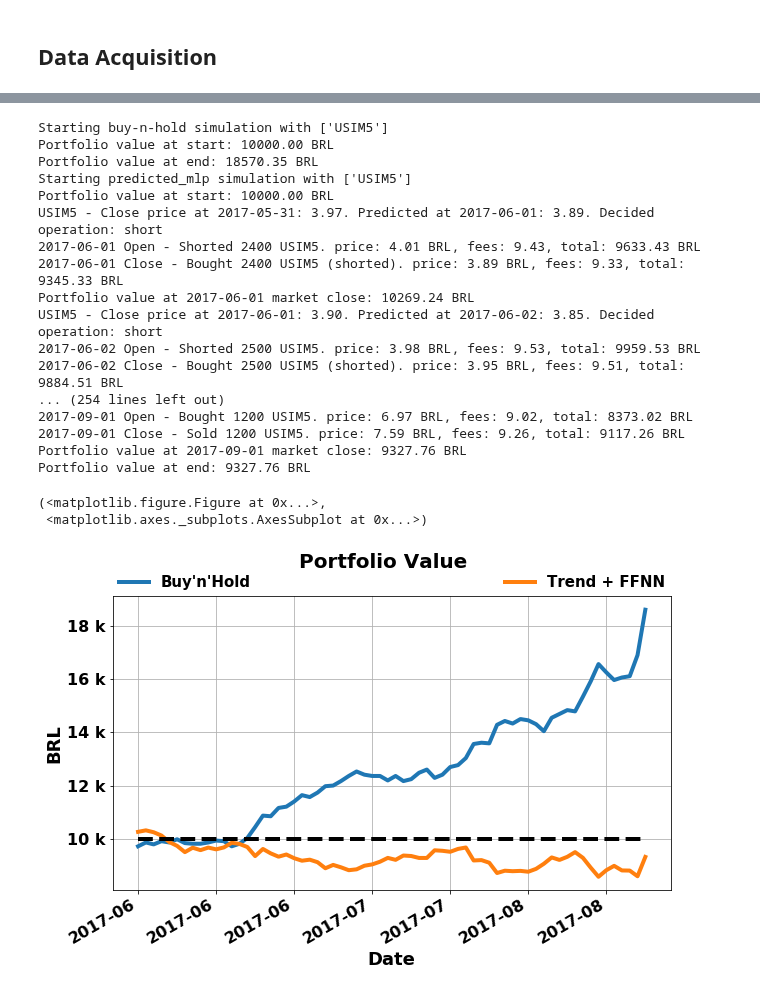
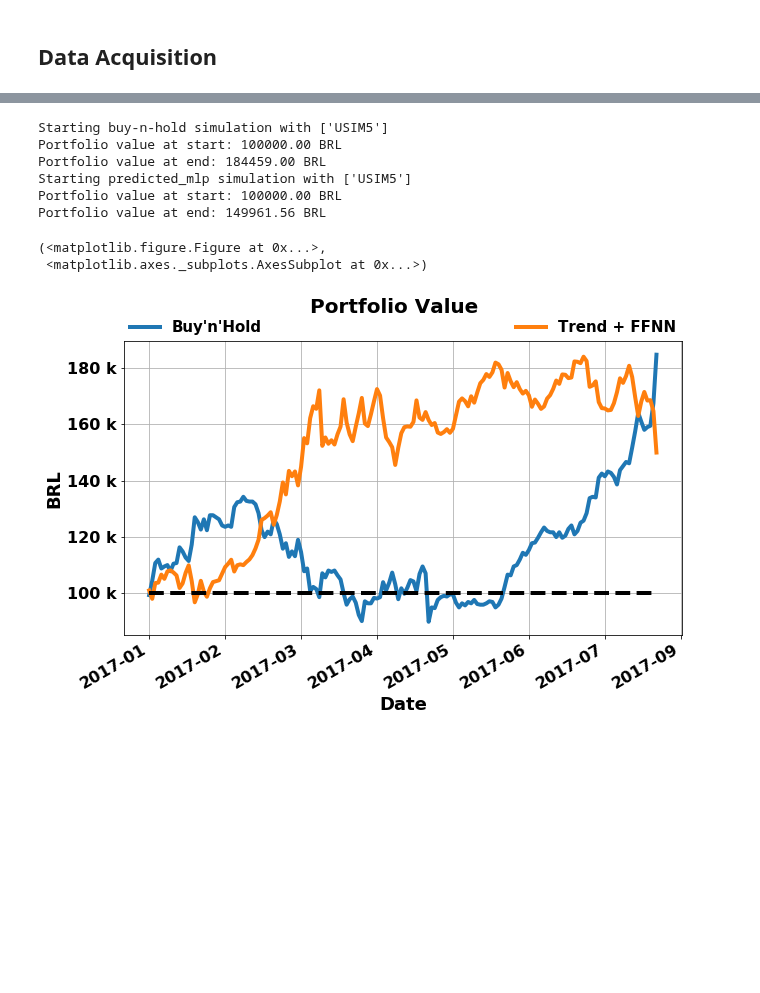
Before and after one commit to danilofrp/neural-stocks, a Jupyter notebook: notebooks/Backtesting/Backtesting2.ipynb, the cells around one changed output, grey strips where cells are left out. Cells and saved outputs as stored; diff of their text form; code cells hidden in the pictures; blank space fills up the shorter version.

```diff
--- a/notebooks/Backtesting/Backtesting2.ipynb
+++ b/notebooks/Backtesting/Backtesting2.ipynb
@@ -26,18 +26,19 @@ Setting global params and useful variables, such as directories and image stylin
 saveFigDir = './Figures'
 os.makedirs(saveFigDir) if not os.path.exists(saveFigDir) else print('', end='\r')
 
-pathABEV3_MLP = '../../../ns-results/data/predicted/MLP/diario/ABEV3/ABEV3_predicted_MLP_mapminmax.CSV'
-pathBRFS3_MLP = '../../../ns-results/data/predicted/MLP/diario/BRFS3/BRFS3_predicted_MLP_mapminmax.CSV'
-pathBVMF3_MLP = '../../../ns-results/data/predicted/MLP/diario/BVMF3/BVMF3_predicted_MLP_mapminmax.CSV'
-pathCCRO3_MLP = '../../../ns-results/data/predicted/MLP/diario/CCRO3/CCRO3_predicted_MLP_mapminmax.CSV'
-pathELET3_MLP = '../../../ns-results/data/predicted/MLP/diario/ELET3/ELET3_predicted_MLP_mapminmax.CSV'
-pathITUB4_MLP = '../../../ns-results/data/predicted/MLP/diario/ITUB4/ITUB4_predicted_MLP_mapminmax.CSV'
-pathKROT3_MLP = '../../../ns-results/data/predicted/MLP/diario/KROT3/KROT3_predicted_MLP_mapminmax.CSV'
-pathLAME4_MLP = '../../../ns-results/data/predicted/MLP/diario/LAME4/LAME4_predicted_MLP_mapminmax.CSV'
-pathPETR4_MLP = '../../../ns-results/data/predicted/MLP/diario/PETR4/PETR4_predicted_MLP_mapminmax.CSV'
-pathSUZB5_MLP = '../../../ns-results/data/predicted/MLP/diario/SUZB5/SUZB5_predicted_MLP_mapminmax.CSV'
-pathUSIM5_MLP = '../../../ns-results/data/predicted/MLP/diario/USIM5/USIM5_predicted_MLP_mapminmax.CSV'
-pathVALE5_MLP = '../../../ns-results/data/predicted/MLP/diario/VALE5/VALE5_predicted_MLP_mapminmax.CSV'
+pathABEV3_MLP = '../../../ns-results/data/predicted/MLP/diario/ABEV3/ABEV3_predicted_MLP.CSV'
+pathBRFS3_MLP = '../../../ns-results/data/predicted/MLP/diario/BRFS3/BRFS3_predicted_MLP.CSV'
+pathBVMF3_MLP = '../../../ns-results/data/predicted/MLP/diario/BVMF3/BVMF3_predicted_MLP.CSV'
+pathCCRO3_MLP = '../../../ns-results/data/predicted/MLP/diario/CCRO3/CCRO3_predicted_MLP.CSV'
+pathELET3_MLP = '../../../ns-results/data/predicted/MLP/diario/ELET3/ELET3_predicted_MLP.CSV'
+pathITUB4_MLP = '../../../ns-results/data/predicted/MLP/diario/ITUB4/ITUB4_predicted_MLP.CSV'
+pathKROT3_MLP = '../../../ns-results/data/predicted/MLP/diario/KROT3/KROT3_predicted_MLP.CSV'
+pathLAME4_MLP = '../../../ns-results/data/predicted/MLP/diario/LAME4/LAME4_predicted_MLP.CSV'
+pathPETR4_MLP = '../../../ns-results/data/predicted/MLP/diario/PETR4/PETR4_predicted_MLP.CSV'
+pathSUZB5_MLP = '../../../ns-results/data/predicted/MLP/diario/SUZB5/SUZB5_predicted_MLP.CSV'
+pathUSIM5_MLP = '../../../ns-results/data/predicted/MLP/diario/USIM5/USIM5_predicted_MLP.CSV'
+pathVALE5_MLP = '../../../ns-results/data/predicted/MLP/diario/VALE5/VALE5_predicted_MLP.CSV'
+pathVIVT4_MLP = '../../../ns-results/data/predicted/MLP/diario/VIVT4/VIVT4_predicted_MLP.CSV'
 
 plt.rcParams['font.weight'] = 'bold'
 plt.rcParams['figure.titlesize'] = 20
@@ -65,8 +66,9 @@ PETR4_MLP = pd.read_csv(pathPETR4_MLP, parse_dates=['Date'], index_col='Date').s
 SUZB5_MLP = pd.read_csv(pathSUZB5_MLP, parse_dates=['Date'], index_col='Date').sort_index()
 USIM5_MLP = pd.read_csv(pathUSIM5_MLP, parse_dates=['Date'], index_col='Date').sort_index()
 VALE5_MLP = pd.read_csv(pathVALE5_MLP, parse_dates=['Date'], index_col='Date').sort_index()
+VIVT4_MLP = pd.read_csv(pathVIVT4_MLP, parse_dates=['Date'], index_col='Date').sort_index()
 
-df = pd.concat([ABEV3_MLP, BRFS3_MLP, BVMF3_MLP, ITUB4_MLP, KROT3_MLP, LAME4_MLP, PETR4_MLP, SUZB5_MLP, USIM5_MLP, VALE5_MLP], axis = 1)
+df = pd.concat([ABEV3_MLP, BRFS3_MLP, BVMF3_MLP, CCRO3_MLP, ELET3_MLP, ITUB4_MLP, KROT3_MLP, LAME4_MLP, PETR4_MLP, SUZB5_MLP, USIM5_MLP, VALE5_MLP, VIVT4_MLP], axis = 1)
 
 end_time = time.time()
 print('Time to acquire data: '+str(end_time-init_time)+' seconds')
@@ -476,7 +474,7 @@ def findIndex(array, obj, func):
             return i
     return -1
 # %%
-bt = Backtest(assets = ['ABEV3', 'BRFS3', 'BVMF3', 'CCRO3', 'ELET3', 'ITUB4', 'KROT3', 'LAME4', 'PETR4', 'SUZB5', 'USIM5', 'VALE5'], dataPath = '../../../data/stocks/[asset]/diario/[asset].CSV')
+bt = Backtest(assets = ['ABEV3', 'BRFS3', 'BVMF3', 'CCRO3', 'ELET3', 'ITUB4', 'KROT3', 'LAME4', 'PETR4', 'SUZB5', 'USIM5', 'VALE5', 'VIVT4'], dataPath = '../../../data/stocks/[asset]/diario/[asset].CSV')
 # %%
 initialFunds = 100000
 startDate = '2017'
@@ -602,6 +625,6 @@ plotSeries(df[['USIM5_Close_resid', 'USIM5_resid_predicted_MLP_mapminmax']], ini
 # %%
-initialFunds = 10000
-startDate = '2017-06'
+initialFunds = 100000
+startDate = '2017'
 endDate = '2017'
 assetsToUse = [
                #'ABEV3',
@@ -615,50 +638,39 @@ assetsToUse = [
                'USIM5',
                #'VALE5'
               ]
 
 bt.simulate(strategy = 'buy-n-hold', start = startDate, end = endDate, initialFunds = initialFunds, assetsToUse = assetsToUse, verbose = 0)
 
 bt.simulate(strategy = 'predicted', start = startDate, end = endDate, initialFunds = initialFunds, assetsToUse = assetsToUse,
             predicted = {
                          'ABEV3': df['ABEV3_Close_predicted_MLP_mapminmax'],
                          'BRFS3': df['BRFS3_Close_predicted_MLP_mapminmax'],
                          'BVMF3': df['BVMF3_Close_predicted_MLP_mapminmax'],
                          'ITUB4': df['ITUB4_Close_predicted_MLP_mapminmax'],
                          'KROT3': df['KROT3_Close_predicted_MLP_mapminmax'],
                          'LAME4': df['LAME4_Close_predicted_MLP_mapminmax'],
                          'PETR4': df['PETR4_Close_predicted_MLP_mapminmax'],
                          'SUZB5': df['SUZB5_Close_predicted_MLP_mapminmax'],
                          'USIM5': df['USIM5_Close_predicted_MLP_mapminmax'],
                          'VALE5': df['VALE5_Close_predicted_MLP_mapminmax']
                         },
-            simulationName = 'predicted_mlp', verbose = 2)
+            simulationName = 'predicted_mlp', verbose = 0)
 
 bt.plotSimulations(simulations = ['buy-n-hold', 'predicted_mlp'],
                    names = ['Buy\'n\'Hold', 'Trend + FFNN'],
                    legendsize = 15, linewidth = 4.0, figsize = (10,6), linestyle = '-', legendncol = 3,
                    saveImg = False, saveDir = saveFigDir, saveName = 'backtest', saveFormat = 'pdf'
                   )
 # %% [output]
 Starting buy-n-hold simulation with ['USIM5']
-Portfolio value at start: 10000.00 BRL
-Portfolio value at end: 18570.35 BRL
+Portfolio value at start: 100000.00 BRL
+Portfolio value at end: 184459.00 BRL
 Starting predicted_mlp simulation with ['USIM5']
-Portfolio value at start: 10000.00 BRL
-USIM5 - Close price at 2017-05-31: 3.97. Predicted at 2017-06-01: 3.89. Decided operation: short
-2017-06-01 Open - Shorted 2400 USIM5. price: 4.01 BRL, fees: 9.43, total: 9633.43 BRL
-2017-06-01 Close - Bought 2400 USIM5 (shorted). price: 3.89 BRL, fees: 9.33, total: 9345.33 BRL
-Portfolio value at 2017-06-01 market close: 10269.24 BRL
-USIM5 - Close price at 2017-06-01: 3.90. Predicted at 2017-06-02: 3.85. Decided operation: short
-2017-06-02 Open - Shorted 2500 USIM5. price: 3.98 BRL, fees: 9.53, total: 9959.53 BRL
-2017-06-02 Close - Bought 2500 USIM5 (shorted). price: 3.95 BRL, fees: 9.51, total: 9884.51 BRL
-... (254 lines left out)
-2017-09-01 Open - Bought 1200 USIM5. price: 6.97 BRL, fees: 9.02, total: 8373.02 BRL
-2017-09-01 Close - Sold 1200 USIM5. price: 7.59 BRL, fees: 9.26, total: 9117.26 BRL
-Portfolio value at 2017-09-01 market close: 9327.76 BRL
-Portfolio value at end: 9327.76 BRL
+Portfolio value at start: 100000.00 BRL
+Portfolio value at end: 149961.56 BRL
 (<matplotlib.figure.Figure at 0x...>,
  <matplotlib.axes._subplots.AxesSubplot at 0x...>)
-[figure, old version]
+[figure, new version]
 # %%
 print('-------------------------------------')
 print('Buy\'n\'Hold   final value:   {:.2f}'.format(bt.history['buy-n-hold']['portfolioValue'][-1]))
```
Also changed, not shown: parts of 10 cells of this notebook, 5 other files.
